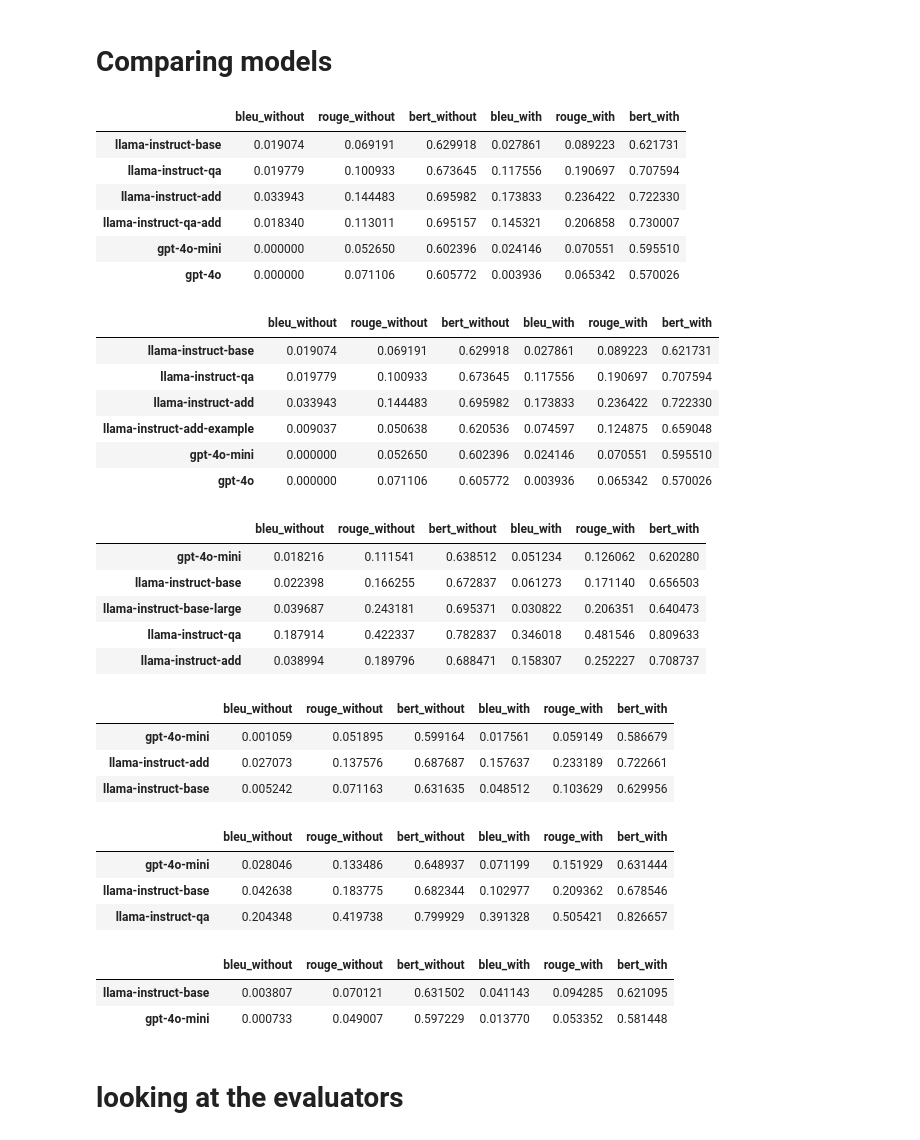
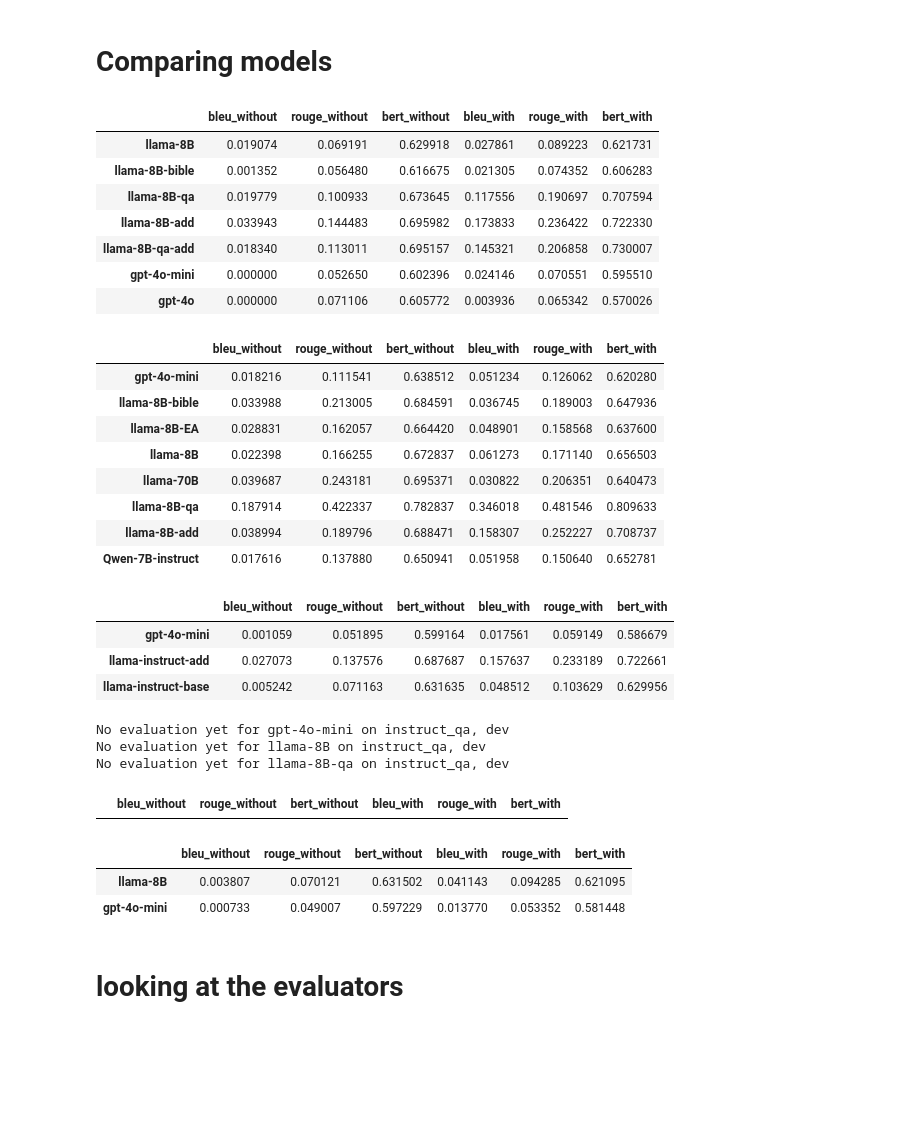
Before and after one commit to Boffl/BullingerDigitalLMFootnotes, a Jupyter notebook: evaluate/evaluate.ipynb, the cells around one changed output. Drawn from its saved outputs; the diff is of its cells as text; code cells hidden in the pictures; blank space fills up the shorter version.

```diff
--- a/evaluate/evaluate.ipynb
+++ b/evaluate/evaluate.ipynb
@@ -289,32 +272,26 @@ plt.show()
 # %% [markdown]
 # Comparing models
 # %%
-compare(["llama-instruct-base", "llama-instruct-qa" ,"llama-instruct-add", "llama-instruct-qa-add", "gpt-4o-mini", "gpt-4o"], "example", "instruct_add")
+compare(["llama-8B", "llama-8B-bible", "llama-8B-qa" ,"llama-8B-add", "llama-8B-qa-add", "gpt-4o-mini", "gpt-4o"], "example", "instruct_add")
 # %% [output]
 |  | bleu_without | rouge_without | bert_without | bleu_with | rouge_with | bert_with |
-| llama-instruct-base | 0.019074 | 0.069191 | 0.629918 | 0.027861 | 0.089223 | 0.621731 |
-| llama-instruct-qa | 0.019779 | 0.100933 | 0.673645 | 0.117556 | 0.190697 | 0.707594 |
-| llama-instruct-add | 0.033943 | 0.144483 | 0.695982 | 0.173833 | 0.236422 | 0.722330 |
-| llama-instruct-qa-add | 0.018340 | 0.113011 | 0.695157 | 0.145321 | 0.206858 | 0.730007 |
+| llama-8B | 0.019074 | 0.069191 | 0.629918 | 0.027861 | 0.089223 | 0.621731 |
+| llama-8B-bible | 0.001352 | 0.056480 | 0.616675 | 0.021305 | 0.074352 | 0.606283 |
+| llama-8B-qa | 0.019779 | 0.100933 | 0.673645 | 0.117556 | 0.190697 | 0.707594 |
+| llama-8B-add | 0.033943 | 0.144483 | 0.695982 | 0.173833 | 0.236422 | 0.722330 |
+| llama-8B-qa-add | 0.018340 | 0.113011 | 0.695157 | 0.145321 | 0.206858 | 0.730007 |
 | gpt-4o-mini | 0.000000 | 0.052650 | 0.602396 | 0.024146 | 0.070551 | 0.595510 |
 | gpt-4o | 0.000000 | 0.071106 | 0.605772 | 0.003936 | 0.065342 | 0.570026 |
-# %%
-compare(["llama-instruct-base", "llama-instruct-qa" ,"llama-instruct-add", "llama-instruct-add-example", "gpt-4o-mini", "gpt-4o"], "example", "instruct_add").plot(kind="bar")
-# %% [output]
-|  | bleu_without | rouge_without | bert_without | bleu_with | rouge_with | bert_with |
-| llama-instruct-base | 0.019074 | 0.069191 | 0.629918 | 0.027861 | 0.089223 | 0.621731 |
-| llama-instruct-qa | 0.019779 | 0.100933 | 0.673645 | 0.117556 | 0.190697 | 0.707594 |
-| llama-instruct-add | 0.033943 | 0.144483 | 0.695982 | 0.173833 | 0.236422 | 0.722330 |
-| llama-instruct-add-example | 0.009037 | 0.050638 | 0.620536 | 0.074597 | 0.124875 | 0.659048 |
-| gpt-4o-mini | 0.000000 | 0.052650 | 0.602396 | 0.024146 | 0.070551 | 0.595510 |
-| gpt-4o | 0.000000 | 0.071106 | 0.605772 | 0.003936 | 0.065342 | 0.570026 |
 # %%
-compare(["gpt-4o-mini", "llama-instruct-base", "llama-instruct-base-large", "llama-instruct-qa", "llama-instruct-add"], "example", "instruct_qa")
+compare(["gpt-4o-mini", "llama-8B-bible", "llama-8B-EA", "llama-8B", "llama-70B", "llama-8B-qa", "llama-8B-add", "Qwen-7B-instruct"], "example", "instruct_qa")
 # %% [output]
 |  | bleu_without | rouge_without | bert_without | bleu_with | rouge_with | bert_with |
 | gpt-4o-mini | 0.018216 | 0.111541 | 0.638512 | 0.051234 | 0.126062 | 0.620280 |
-| llama-instruct-base | 0.022398 | 0.166255 | 0.672837 | 0.061273 | 0.171140 | 0.656503 |
-| llama-instruct-base-large | 0.039687 | 0.243181 | 0.695371 | 0.030822 | 0.206351 | 0.640473 |
-| llama-instruct-qa | 0.187914 | 0.422337 | 0.782837 | 0.346018 | 0.481546 | 0.809633 |
-| llama-instruct-add | 0.038994 | 0.189796 | 0.688471 | 0.158307 | 0.252227 | 0.708737 |
+| llama-8B-bible | 0.033988 | 0.213005 | 0.684591 | 0.036745 | 0.189003 | 0.647936 |
+| llama-8B-EA | 0.028831 | 0.162057 | 0.664420 | 0.048901 | 0.158568 | 0.637600 |
+| llama-8B | 0.022398 | 0.166255 | 0.672837 | 0.061273 | 0.171140 | 0.656503 |
+| llama-70B | 0.039687 | 0.243181 | 0.695371 | 0.030822 | 0.206351 | 0.640473 |
+| llama-8B-qa | 0.187914 | 0.422337 | 0.782837 | 0.346018 | 0.481546 | 0.809633 |
+| llama-8B-add | 0.038994 | 0.189796 | 0.688471 | 0.158307 | 0.252227 | 0.708737 |
+| Qwen-7B-instruct | 0.017616 | 0.137880 | 0.650941 | 0.051958 | 0.150640 | 0.652781 |
 # %%
@@ -325,17 +302,17 @@ compare(["gpt-4o-mini", "llama-instruct-add", "llama-instruct-base"], "dev", "in
 | llama-instruct-add | 0.027073 | 0.137576 | 0.687687 | 0.157637 | 0.233189 | 0.722661 |
 | llama-instruct-base | 0.005242 | 0.071163 | 0.631635 | 0.048512 | 0.103629 | 0.629956 |
 # %%
-compare(["gpt-4o-mini", "llama-instruct-base", "llama-instruct-qa"], "dev", "instruct_qa")
+compare(["gpt-4o-mini", "llama-8B", "llama-8B-qa"], "dev", "instruct_qa")
 # %% [output]
+No evaluation yet for gpt-4o-mini on instruct_qa, dev
+No evaluation yet for llama-8B on instruct_qa, dev
+No evaluation yet for llama-8B-qa on instruct_qa, dev
 |  | bleu_without | rouge_without | bert_without | bleu_with | rouge_with | bert_with |
-| gpt-4o-mini | 0.028046 | 0.133486 | 0.648937 | 0.071199 | 0.151929 | 0.631444 |
-| llama-instruct-base | 0.042638 | 0.183775 | 0.682344 | 0.102977 | 0.209362 | 0.678546 |
-| llama-instruct-qa | 0.204348 | 0.419738 | 0.799929 | 0.391328 | 0.505421 | 0.826657 |
 # %%
-compare(["llama-instruct-base", "gpt-4o-mini"], "test", "instruct_add")
+compare(["llama-8B", "gpt-4o-mini"], "test", "instruct_add")
 # %% [output]
 |  | bleu_without | rouge_without | bert_without | bleu_with | rouge_with | bert_with |
-| llama-instruct-base | 0.003807 | 0.070121 | 0.631502 | 0.041143 | 0.094285 | 0.621095 |
+| llama-8B | 0.003807 | 0.070121 | 0.631502 | 0.041143 | 0.094285 | 0.621095 |
 | gpt-4o-mini | 0.000733 | 0.049007 | 0.597229 | 0.013770 | 0.053352 | 0.581448 |
 # %% [markdown]
 # looking at the evaluators
```
Also changed, not shown: parts of 11 cells of this notebook, 1 other file.
